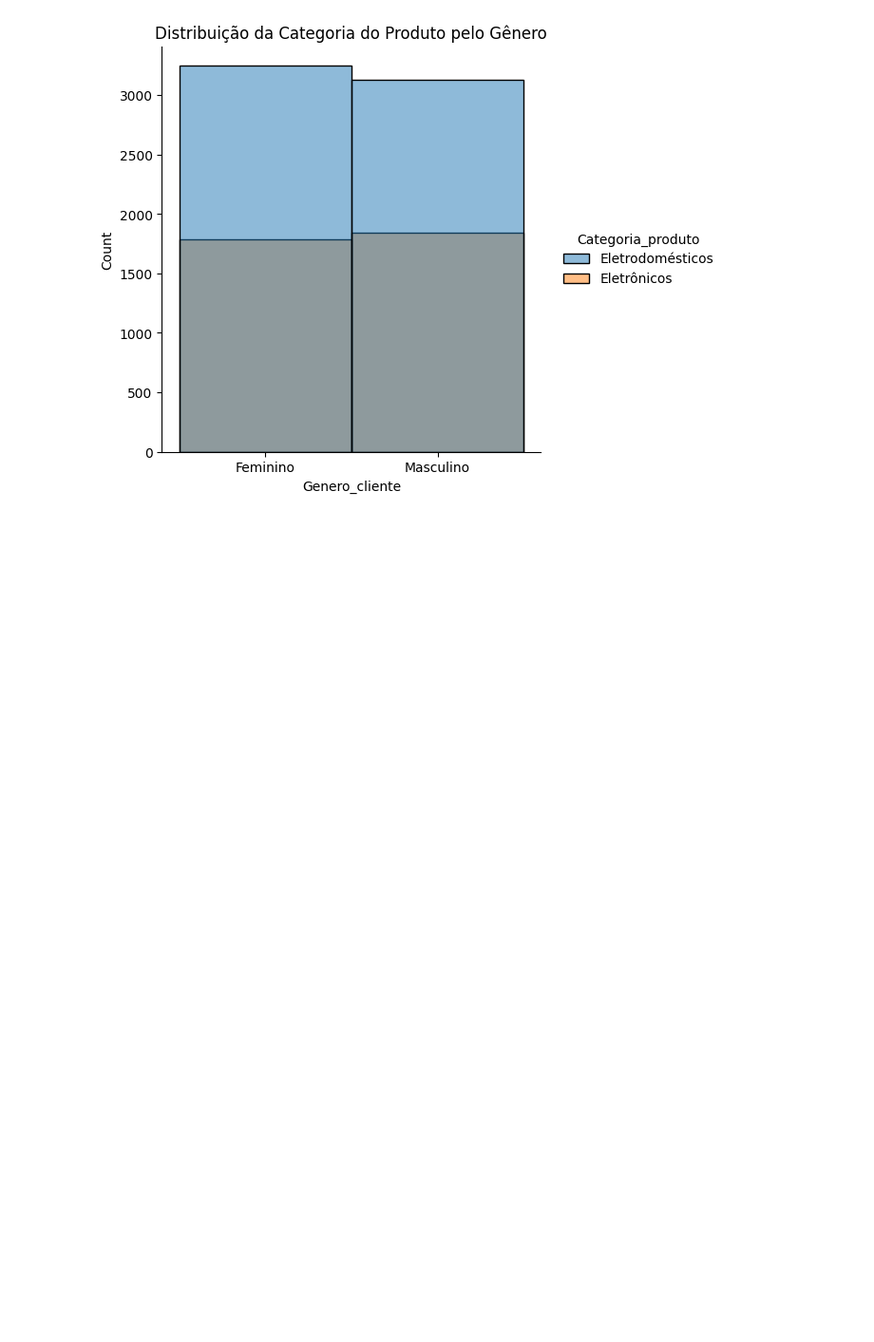
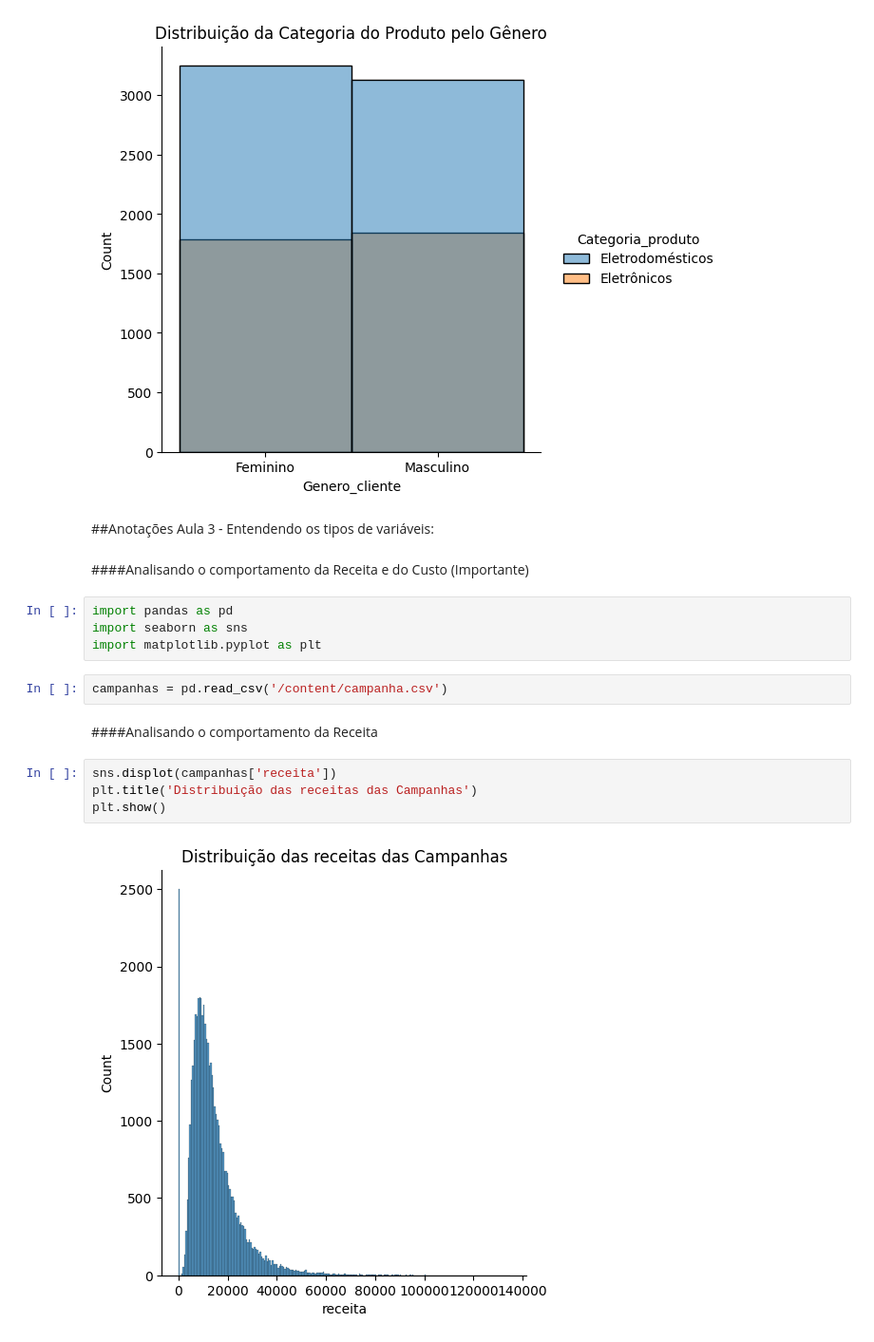
Before and after one commit to vitorjensen/Data-Science-para-Marketing, a Jupyter notebook: Data Science para Marketing/Analisando e Explorando Dados.ipynb, the cells around one changed output. Shown at 95% size. Saved outputs shown, nothing was run; the diff lists cells and outputs as text; blank space fills up the shorter version.

Commit message:
Exercícios da aula 3 atualizados

```diff
--- a/Data Science para Marketing/Analisando e Explorando Dados.ipynb
+++ b/Data Science para Marketing/Analisando e Explorando Dados.ipynb
@@ -274,3 +274,21 @@ plt.title('Distribuição da Categoria do Produto pelo Gênero')
 plt.show()
 # %% [output]
 [figure]
+# %% [markdown]
+##Anotações Aula 3 - Entendendo os tipos de variáveis:
+# %% [markdown]
+####Analisando o comportamento da Receita e do Custo (Importante)
+# %%
+import pandas as pd
+import seaborn as sns
+import matplotlib.pyplot as plt
+# %%
+campanhas = pd.read_csv('/content/campanha.csv')
+# %% [markdown]
+####Analisando o comportamento da Receita
+# %%
+sns.displot(campanhas['receita'])
+plt.title('Distribuição das receitas das Campanhas')
+plt.show()
+# %% [output]
+[figure, added]
```
Also changed, not shown: parts of 8 cells of this notebook.
